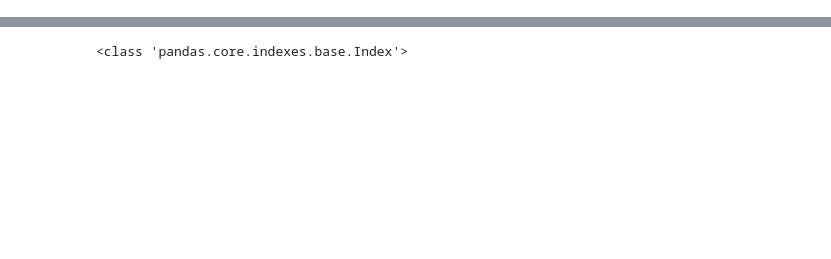
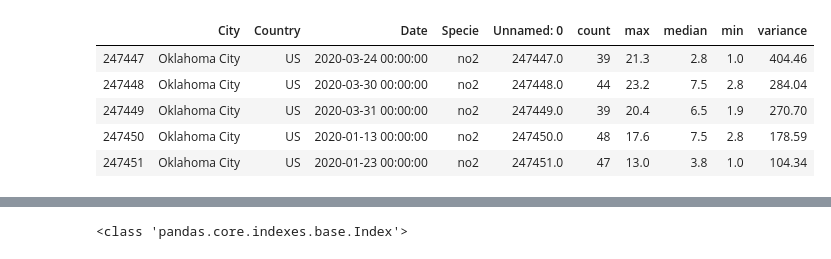
Before and after one commit to sherryxhu/Covid-Datafest-2020, a Jupyter notebook: EDA.ipynb, the cells around one changed output, grey strips where cells are left out. Saved outputs shown, nothing was run; the diff lists cells and outputs as text; code cells hidden in the pictures; blank space fills up the shorter version.

```diff
--- a/EDA.ipynb
+++ b/EDA.ipynb
@@ -12,8 +45,17 @@ df_2019Q4 = pd.read_csv("waqi-covid19-airqualitydata-2019Q4.csv")
 # %%
 # merge data
 df = df_2020.append(df_2019Q4)
 # drop non-US cities
-df.drop(df[df['Country']!='US'].index, inplace = True)
+#df.drop(df[df['Country']!='US'].index, inplace = True)
+df = df[df['Country'] == 'US']
+df.head()
+# %% [output]
+|  | City | Country | Date | Specie | Unnamed: 0 | count | max | median | min | variance |
+| 247447 | Oklahoma City | US | 2020-03-24 00:00:00 | no2 | 247447.0 | 39 | 21.3 | 2.8 | 1.0 | 404.46 |
+| 247448 | Oklahoma City | US | 2020-03-30 00:00:00 | no2 | 247448.0 | 44 | 23.2 | 7.5 | 2.8 | 284.04 |
+| 247449 | Oklahoma City | US | 2020-03-31 00:00:00 | no2 | 247449.0 | 39 | 20.4 | 6.5 | 1.9 | 270.70 |
+| 247450 | Oklahoma City | US | 2020-01-13 00:00:00 | no2 | 247450.0 | 48 | 17.6 | 7.5 | 2.8 | 178.59 |
+| 247451 | Oklahoma City | US | 2020-01-23 00:00:00 | no2 | 247451.0 | 47 | 13.0 | 3.8 | 1.0 | 104.34 |
 # %%
 # drop irrelevant Species
 df['Specie'].unique()
```
Also changed, not shown: parts of 8 cells of this notebook, 2 other files.
